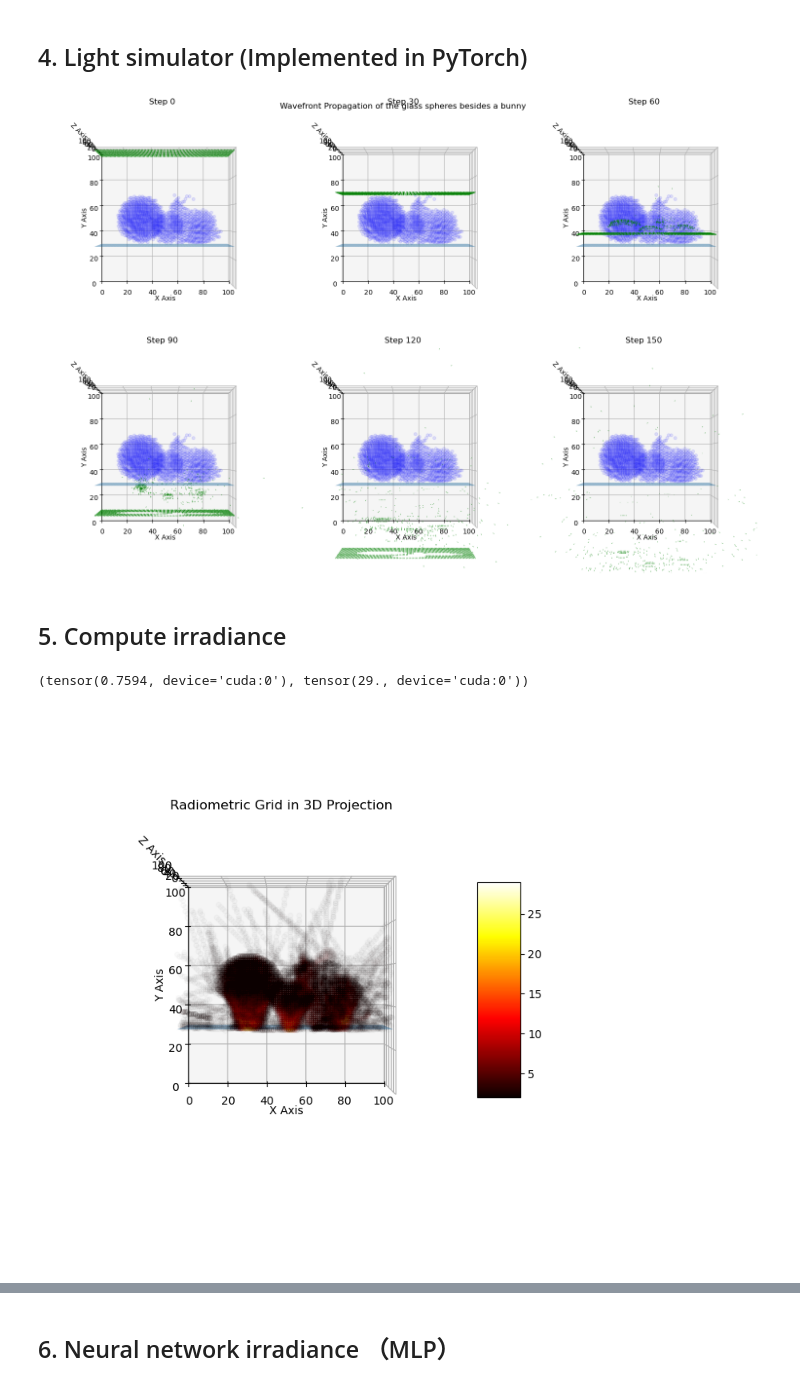
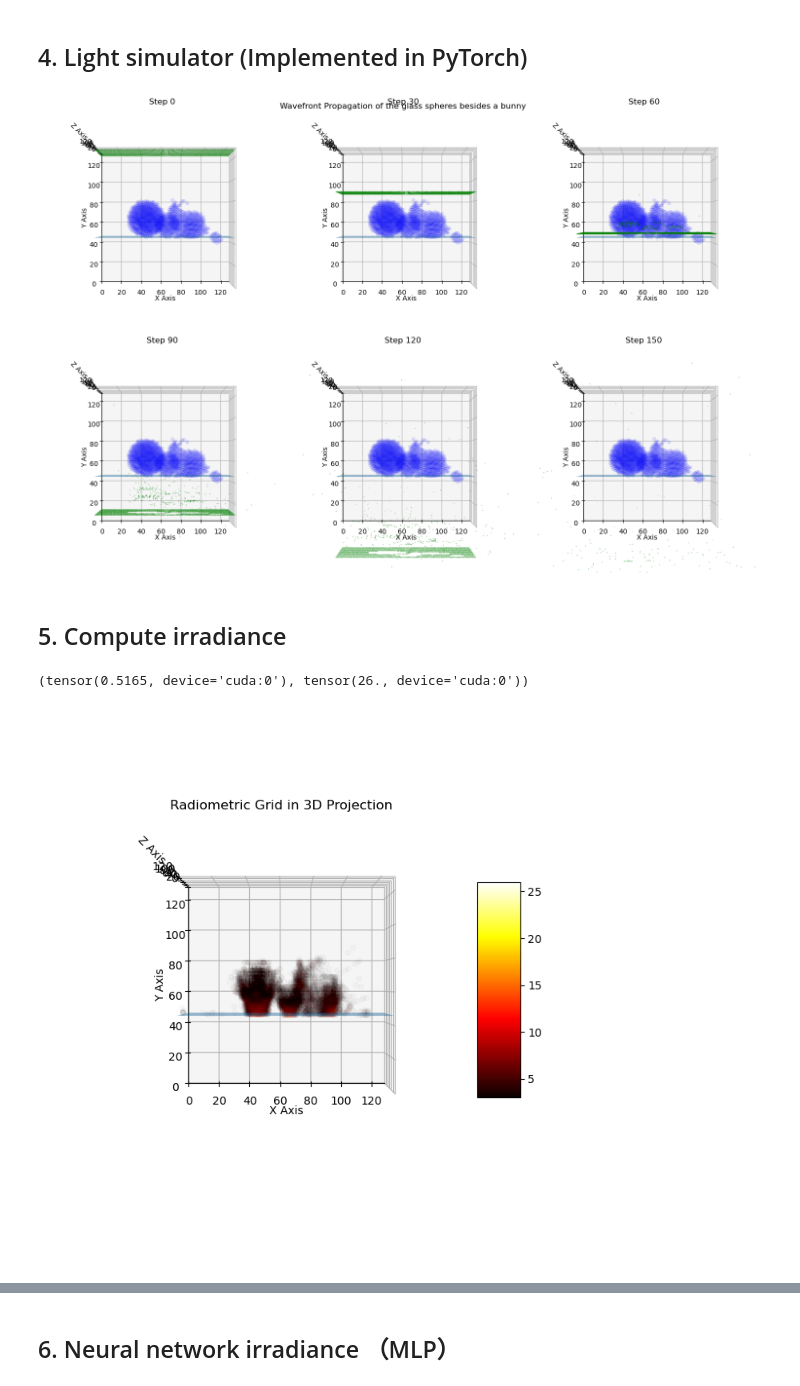
Before and after one commit to swirling-wind/Eikonal-Voxel-Rendering, a Jupyter notebook: main.ipynb, the cells around one changed output, grey strips where cells are left out. Drawn from its saved outputs; the diff is of its cells as text; code cells hidden in the pictures.

```diff
--- a/main.ipynb
+++ b/main.ipynb
@@ -30,5 +28,5 @@ Jupyter environment detected. Enabling Open3D WebVisualizer.
 # %%
-NUM_X, NUM_Y, NUM_Z = 100, 100, 100
+NUM_X, NUM_Y, NUM_Z = 128, 128, 128
 GLASS_IOR = 1.5
 
 def load_and_voxelize_mesh(file_path: str, voxel_size=0.005, num_x=NUM_X, num_y=NUM_Y, num_z=NUM_Z) -> np.ndarray:
@@ -131,6 +134,13 @@ scene_ior = scene.get_ior_grid().to_torch().to(device)
 assert isinstance(scene_ior, torch.Tensor) and scene_ior.shape == (NUM_X, NUM_Y, NUM_Z), "The scene IOR should be a torch tensor of shape (NUM_X, NUM_Y, NUM_Z)"
 initial_wavefront_pos = torch.tensor([(x, NUM_Y-1, z) for x in range(NUM_X) for z in range(NUM_Z)], device=device)
 initial_wavefront_dir = torch.tensor([(0, -1, 0) for _ in range(NUM_X * NUM_Z)], device=device)
+
+
+def plot_floor() -> tuple[np.ndarray, np.ndarray, np.ndarray]:
+    xx, zz = np.meshgrid(np.arange(NUM_X), np.arange(NUM_Z))
+    yy = np.ones_like(xx) * (1+FLOOR_HEIGHT) * NUM_Y/2
+    return xx, yy, zz
+
 
 def show_ior_field(ior_field: torch.Tensor, initial_wavefront_positions: torch.Tensor, initial_wavefront_directions: torch.Tensor):
     plt.close("all") # clear previous plot
@@ -162,8 +172,7 @@ def show_ior_field(ior_field: torch.Tensor, initial_wavefront_positions: torch.T
     ax.set_zlabel('Z Axis')
     ax.view_init(elev=90, azim=-90)
 
-    xx, zz = np.meshgrid(np.arange(NUM_X), np.arange(NUM_Z))
-    yy = np.ones_like(xx) * (-floor_height) * NUM_Y
+    xx, yy, zz = plot_floor()
     ax.plot_surface(xx, yy, zz, alpha=0.5)
     plt.show()
 
@@ -267,8 +276,7 @@ def show_propagation_results(wavefront_pos_list: list[torch.Tensor], wavefront_d
         ax.quiver(wavefront_positions[subsample_indices_wavefront, 0], wavefront_positions[subsample_indices_wavefront, 1], wavefront_positions[subsample_indices_wavefront, 2],
                   wavefront_directions[subsample_indices_wavefront, 0], wavefront_directions[subsample_indices_wavefront, 1], wavefront_directions[subsample_indices_wavefront, 2],
                   length=1, color='green', normalize=True, linewidths=0.7, arrow_length_ratio=0.4, alpha=0.4)
-        xx, zz = np.meshgrid(np.arange(NUM_X), np.arange(NUM_Z))
-        yy = np.ones_like(xx) * (-floor_height) * NUM_Y
+        xx, yy, zz = plot_floor()
         ax.plot_surface(xx, yy, zz, alpha=0.5)
         ax.view_init(elev=90, azim=-90)
 
@@ -279,12 +287,12 @@ def show_propagation_results(wavefront_pos_list: list[torch.Tensor], wavefront_d
 num_show_images = 6
 show_propagation_results(wavefront_positions_list, wavefront_directions_list, scene_ior, num_show_images, "Wavefront Propagation of the glass spheres besides a bunny")
 # %% [output]
-[figure, old version]
+[figure, new version]
 # %% [markdown]
 ## 5. Compute irradiance
 # %%
 @torch.jit.script
-def simple_accumulate_irradiance_into_grid(wavefront_pos_list: list[torch.Tensor], ior_field: torch.Tensor, device: torch.device, remove_below_floor: int|None =None) -> torch.Tensor:
+def simple_accumulate_irradiance_into_grid(wavefront_pos_list: list[torch.Tensor], ior_field: torch.Tensor, device: torch.device, remove_below_floor: int | None =None) -> torch.Tensor:
     irradiance_grid = torch.zeros(ior_field.shape, dtype=torch.float32, device=device)
     for pos in wavefront_pos_list:
         indices = pos.int()
@@ -303,10 +311,10 @@ def simple_accumulate_irradiance_into_grid(wavefront_pos_list: list[torch.Tensor
 
     return irradiance_grid
 
-irradiance_grid = simple_accumulate_irradiance_into_grid(wavefront_positions_list, scene_ior, device, int(-floor_height * NUM_Y))
+irradiance_grid = simple_accumulate_irradiance_into_grid(wavefront_positions_list, scene_ior, device, int((1+FLOOR_HEIGHT) * NUM_Y / 2))
 torch.mean(irradiance_grid), torch.max(irradiance_grid)
 # %% [output]
-(tensor(0.7594, device='cuda:0'), tensor(29., device='cuda:0'))
+(tensor(0.5165, device='cuda:0'), tensor(26., device='cuda:0'))
 # %%
 def show_radiometric_grid_3d(radiometric_grid: torch.Tensor, threshold=3.0, only_above_floor=True):
     from matplotlib.colors import Normalize
@@ -322,38 +330,37 @@ def show_radiometric_grid_3d(radiometric_grid: torch.Tensor, threshold=3.0, only
     ax.set_ylabel('Y Axis')
     ax.set_zlabel('Z Axis')
     ax.set_title('Radiometric Grid in 3D Projection')
     ax.view_init(elev=90, azim=-90)
 
-    xx, zz = np.meshgrid(np.arange(NUM_X), np.arange(NUM_Z))
-    yy = np.ones_like(xx) * (-floor_height) * NUM_Y
+    xx, yy, zz = plot_floor()
     ax.plot_surface(xx, yy, zz, alpha=0.5)
 
     radiometric_grid_np = radiometric_grid.cpu().numpy()
     x_points, y_points, z_points = np.where(radiometric_grid_np > threshold)
 
     assert len(x_points) > 0, "No points found above the threshold"
 
     if only_above_floor:
-        above_floor_indices = np.where(y_points > -floor_height * NUM_Y)
+        above_floor_indices = np.where(y_points > -FLOOR_HEIGHT * NUM_Y)
         radiometric_grid_filtered = radiometric_grid_np[x_points[above_floor_indices], y_points[above_floor_indices], z_points[above_floor_indices]]
         x_points = x_points[above_floor_indices]
         y_points = y_points[above_floor_indices]
         z_points = z_points[above_floor_indices]
     else:
         radiometric_grid_filtered = radiometric_grid_np[x_points, y_points, z_points]
 
     # Create a colormap
     norm = Normalize(vmin=np.min(radiometric_grid_filtered), vmax=np.max(radiometric_grid_filtered))
     mappable = ScalarMappable(norm=norm, cmap='hot')
     mappable.set_array(radiometric_grid_filtered)
 
     ax.scatter(x_points, y_points, z_points, c=radiometric_grid_filtered, cmap='hot', alpha=0.02)
     fig.colorbar(mappable, ax=ax, shrink=0.5, aspect=5)  # Add colorbar
     plt.show()
 
-show_radiometric_grid_3d(irradiance_grid, threshold=1.2, only_above_floor=False)
+show_radiometric_grid_3d(irradiance_grid, threshold=2, only_above_floor=False)
 # %% [output]
-[figure, old version]
+[figure, new version]
 # %%
 irradiance_grid.shape
 # %% [output]
```
Also changed, not shown: parts of 13 cells of this notebook, 2 other files.
